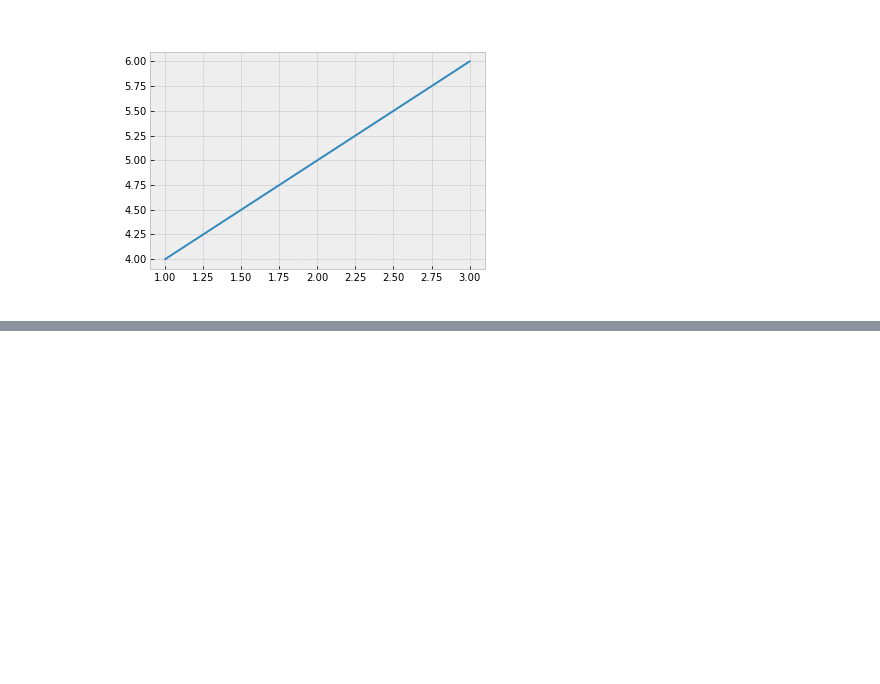
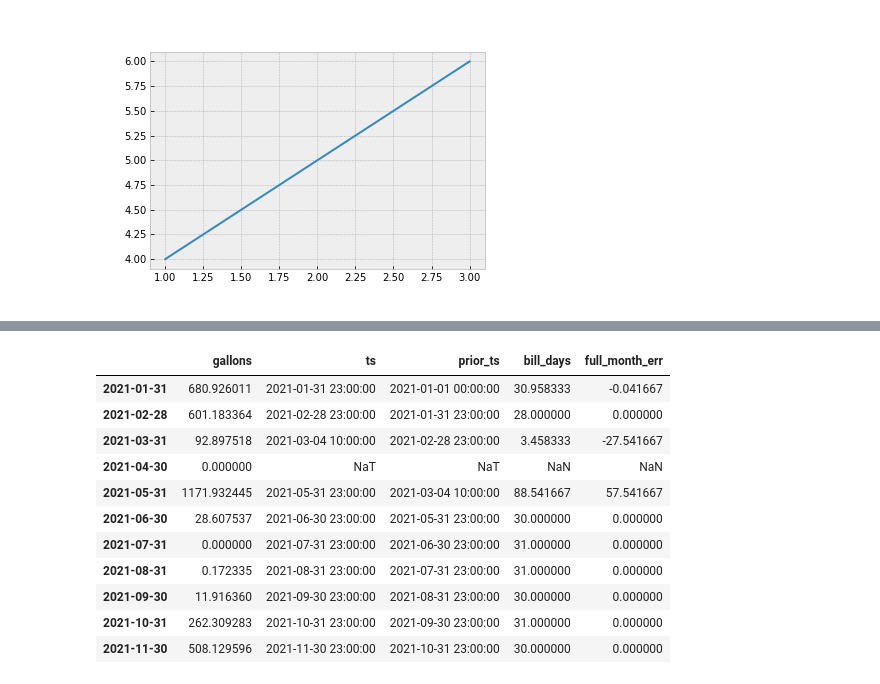
Before and after one commit to alanmitchell/heat-recovery-billing, a Jupyter notebook: heat_billing.ipynb, the cells around one changed output, grey strips where cells are left out. Drawn from its saved outputs; the diff is of its cells as text; code cells hidden in the pictures; blank space fills up the shorter version.

```diff
--- a/heat_billing.ipynb
+++ b/heat_billing.ipynb
@@ -322,0 +376,20 @@ img
+# %%
+df_mo = df.resample('M').agg({'gallons': sum, 'ts': 'max', 'prior_ts': 'min'})
+df_mo['bill_days'] = (df_mo.ts - df_mo.prior_ts).dt.total_seconds() / (3600 * 24)
+df_mo['full_month_err'] = df_mo.bill_days - df_mo.index.days_in_month
+# trim it back to the billing month and before
+df_mo = df_mo.query('index < @end_date').copy()
+df_mo
+# %% [output]
+|  | gallons | ts | prior_ts | bill_days | full_month_err |
+| 2021-01-31 | 680.926011 | 2021-01-31 23:00:00 | 2021-01-01 00:00:00 | 30.958333 | -0.041667 |
+| 2021-02-28 | 601.183364 | 2021-02-28 23:00:00 | 2021-01-31 23:00:00 | 28.000000 | 0.000000 |
+| 2021-03-31 | 92.897518 | 2021-03-04 10:00:00 | 2021-02-28 23:00:00 | 3.458333 | -27.541667 |
+| 2021-04-30 | 0.000000 | NaT | NaT | NaN | NaN |
+| 2021-05-31 | 1171.932445 | 2021-05-31 23:00:00 | 2021-03-04 10:00:00 | 88.541667 | 57.541667 |
+| 2021-06-30 | 28.607537 | 2021-06-30 23:00:00 | 2021-05-31 23:00:00 | 30.000000 | 0.000000 |
+| 2021-07-31 | 0.000000 | 2021-07-31 23:00:00 | 2021-06-30 23:00:00 | 31.000000 | 0.000000 |
+| 2021-08-31 | 0.172335 | 2021-08-31 23:00:00 | 2021-07-31 23:00:00 | 31.000000 | 0.000000 |
+| 2021-09-30 | 11.916360 | 2021-09-30 23:00:00 | 2021-08-31 23:00:00 | 30.000000 | 0.000000 |
+| 2021-10-31 | 262.309283 | 2021-10-31 23:00:00 | 2021-09-30 23:00:00 | 31.000000 | 0.000000 |
+| 2021-11-30 | 508.129596 | 2021-11-30 23:00:00 | 2021-10-31 23:00:00 | 30.000000 | 0.000000 |
```
Also changed, not shown: parts of 9 cells of this notebook, 3 other files.
